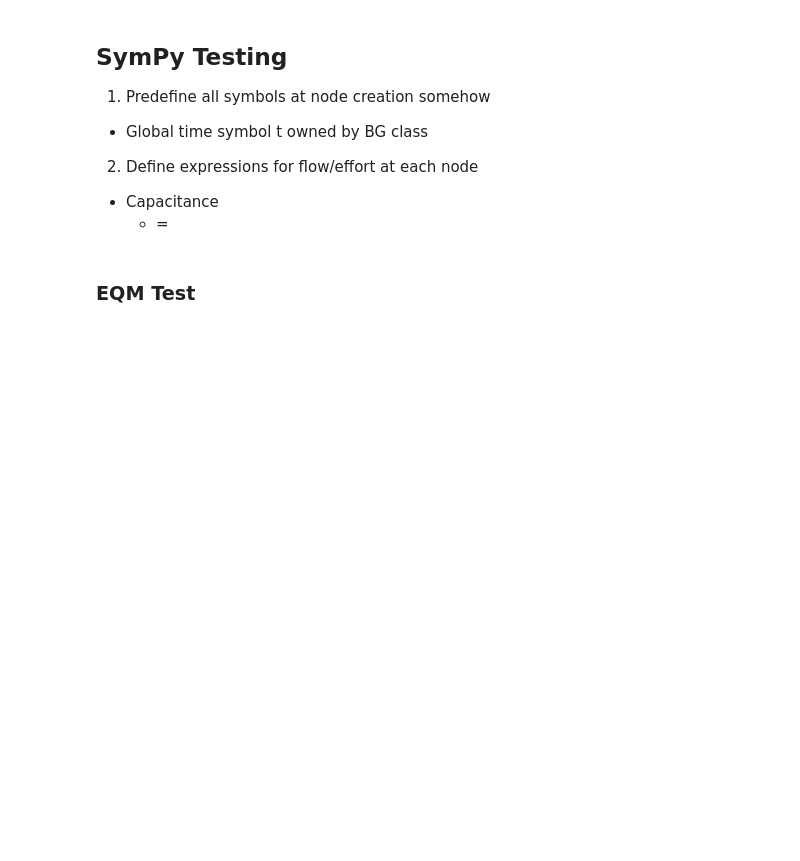
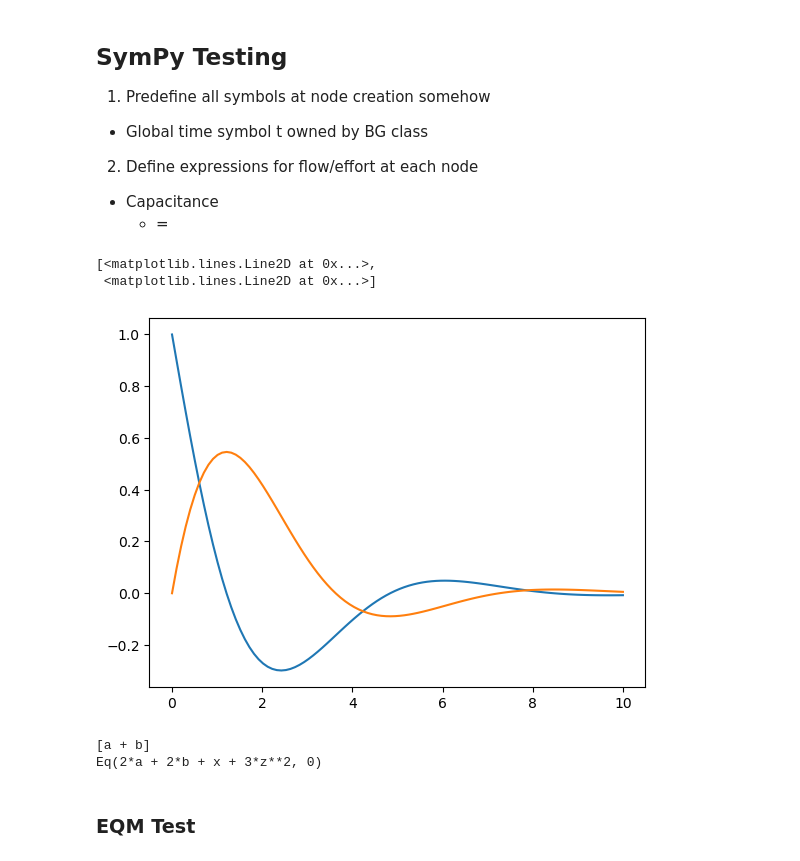
Before and after one commit to Astronauty/AiPEX-Projects, a Jupyter notebook: bond-graph-RL/bond_graph_test.ipynb, the cells around one changed output. Cells and saved outputs as stored; diff of their text form; code cells hidden in the pictures; blank space fills up the shorter version.

```diff
--- a/bond-graph-RL/bond_graph_test.ipynb
+++ b/bond-graph-RL/bond_graph_test.ipynb
@@ -100,6 +96,34 @@ Port Addition Mask:
 2. Define expressions for flow/effort at each node
 -  Capacitance
     - =
+# %%
+x = sympy.symbols('x:2')
+R3, I2, C4 = sympy.symbols('R3 I2 C4')
+t = sympy.symbols('t')
+R3 = 1
+I2 = 1
+C4 = 1
+
+x_dot = [(-R3/I2)*x[0] - (1/C4)*x[1], (1/I2)*x[0]]
+
+# print(x_dot)
+f = sympy.lambdify((t, x), x_dot)
+# f = lambda t, x: np.array(t, x_dot).flatten()
+x0 = [1, 0]
+t_eval = np.linspace(0, 10, 100)
+
+sol = sp.integrate.solve_ivp(f, (0, 10), x0, t_eval=t_eval)
+x = sol.y
+plt.plot(t_eval, x.T)
+# %% [output]
+[<matplotlib.lines.Line2D at 0x...>,
+ <matplotlib.lines.Line2D at 0x...>]
+[figure, added]
+# %%
+sympy.Derivative
+# %% [output]
+[a + b]
+Eq(2*a + 2*b + x + 3*z**2, 0)
 # %% [markdown]
 ### EQM Test
 # %%
```
Also changed, not shown: parts of 10 cells of this notebook, 5 other files.
